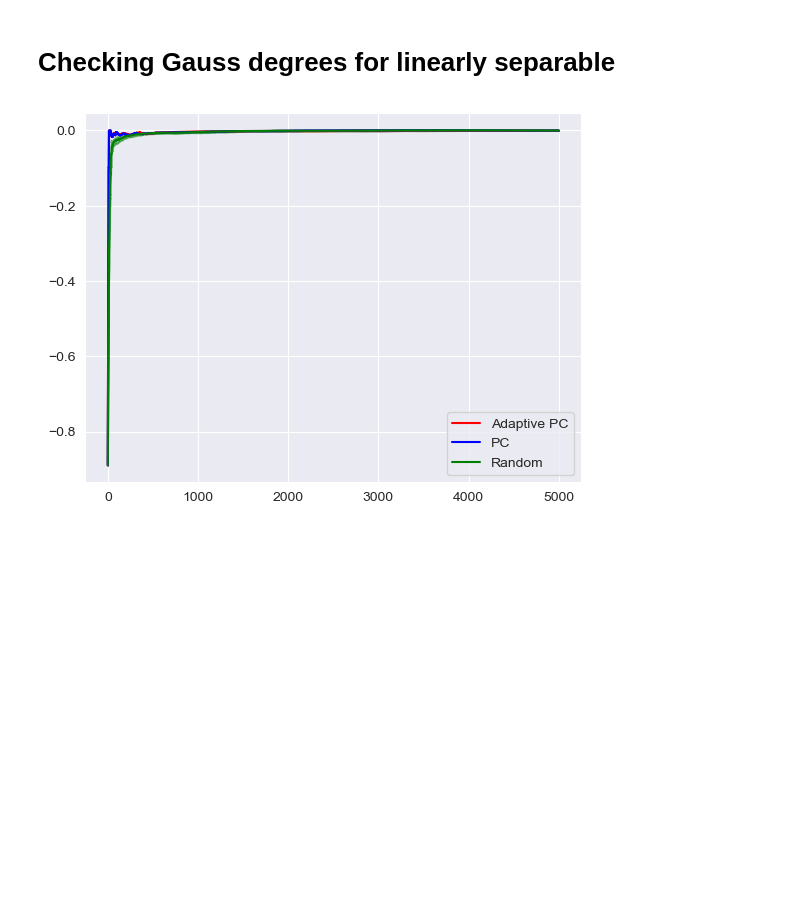
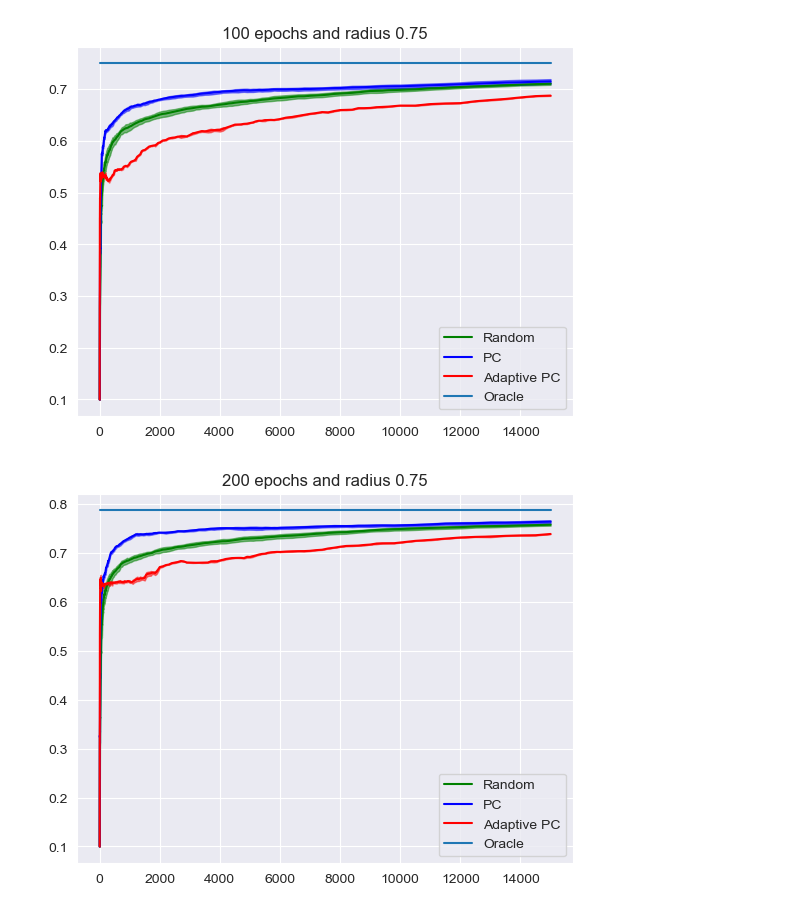
Before and after one commit to ratschlab/projects2022_doctor-in-the-loop, a Jupyter notebook: plots.ipynb, the cells around one changed output. Drawn from its saved outputs; the diff is of its cells as text; code cells hidden in the pictures; blank space fills up the shorter version.

```diff
--- a/plots.ipynb
+++ b/plots.ipynb
@@ -125,21 +141,0 @@ for rad in [0.45, 0.5, 0.55, 0.6, 0.65, 0.7, 0.75, 0.8, 0.85, 0.9, 1.0]:
-# %%
-# Check that all of the runs were completed for the adaptive runs
-run= "test"
-rad= 0.55
-n_epochs=100
-adpc_scores = get_scores("adpc", run, dataset, n_epochs, rad, 1)
-adpc_queries = get_queries("adpc", run, dataset, n_epochs, rad, 1)
-print(n_epochs, rad, len(adpc_scores), len(adpc_queries))
-a= get_scores("adpc", run, dataset, n_epochs, rad, sd)
-run_path= f"./{run}/{dataset}/{n_epochs}_4_{rad}_{sd}/"
-b= pd.read_csv(run_path +f"pc_scores.csv", index_col=0)[f"pc_scores"].to_numpy()
-print(np.all(a.squeeze()==b.squeeze()))
-deg1, options1= get_transition("adpc", run, dataset, n_epochs, rad, sd)
-df= pd.read_csv(run_path +f"pc_degrees.csv", index_col=0)
-degrees= df[f"pc_degrees"].to_numpy()
-options=df[f"pc_options"].to_numpy()
-print(np.all(degrees.squeeze()==deg1.squeeze()))
-print(np.all(options.squeeze()==options1.squeeze()))
-radiuses1= pd.read_csv(run_path +f"pc_radiuses.csv", index_col=0).to_numpy()
-radiuses2= pd.read_csv(run_path +f"adpc_radiuses.csv", index_col=0).to_numpy()
-print(np.all(radiuses1.squeeze()==radiuses2.squeeze()))
@@ -223,13 +141,0 @@ def check_runs(dir, type, gauss, radiuses, stds, sds):
-# %% [markdown]
-# Checking Gauss degrees for linearly separable
-# %%
-dir= "runs-01-05"
-std= 0.3
-gauss= 1
-rad= 0.0
-
-plot_results_relative(gauss, rad, std)
-plt.legend()
-plt.show()
-# %% [output]
-[figure, removed]
@@ -276,0 +142,14 @@ for std in [0.1, 0.2, 0.3, 0.4, 0.5]:
+# %%
+# for rad in [0.45, 0.5, 0.55, 0.6, 0.65, 0.7, 0.75, 0.8, 0.85, 0.9]:
+rad= 0.75
+relative= False
+for n_epochs in [100, 200, 400, 800, 1000]:
+    plot_scores(run, dataset, n_epochs, rad, n_seeds=10, relative=relative)
+    plt.legend()
+    plt.title(label= f"{n_epochs} epochs and radius {rad}")
+    # plt.xscale("log")
+    plt.show()
+#Probcover radiuses: [0.45, 0.5, 0.53, 0.58, 0.63]
+# %% [output]
+[figure, added]
+[figure, added]
```
Also changed, not shown: parts of 17 cells of this notebook, 4 other files.
